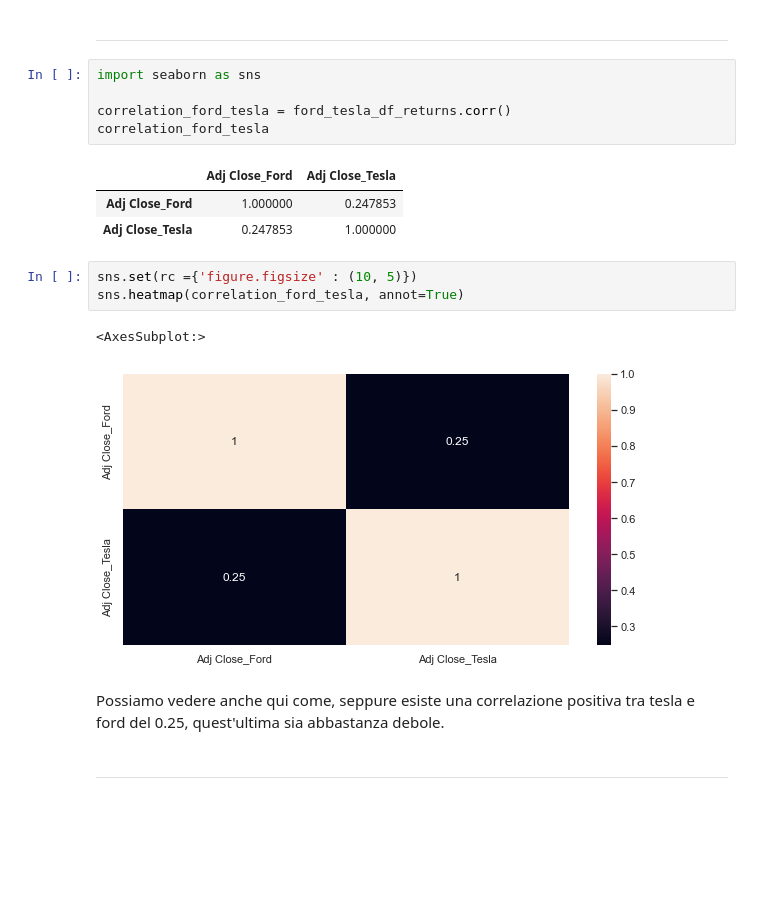
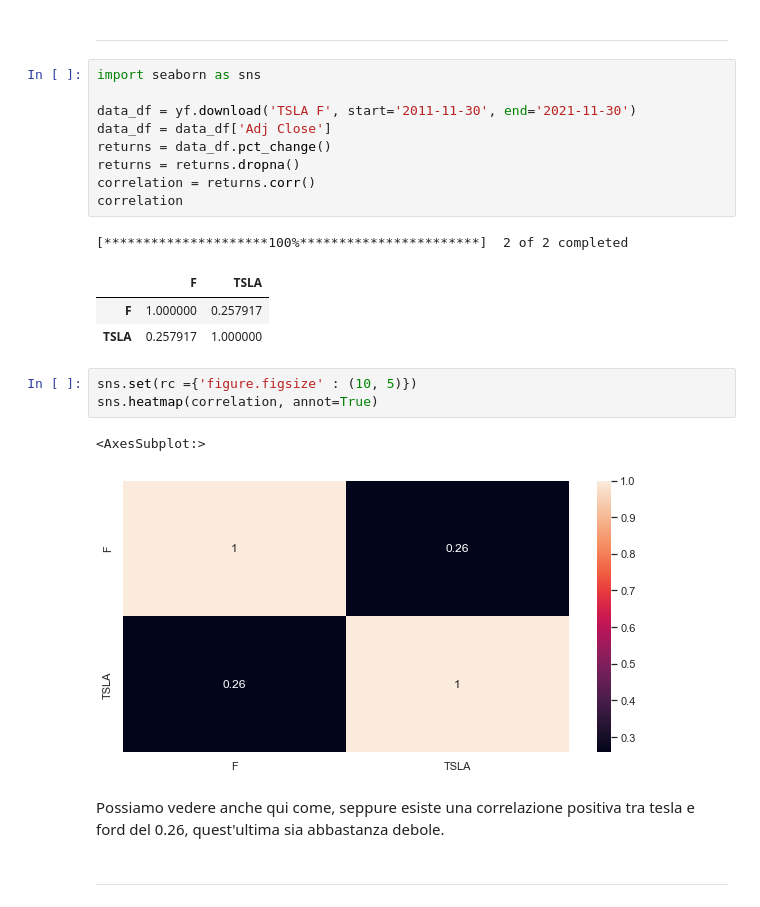
Before and after one commit to Simonotos/BusinessProject, a Jupyter notebook: BusinessProject.ipynb, the cells around one changed output. Drawn from its saved outputs; the diff is of its cells as text; blank space fills up the shorter version.

```diff
--- a/BusinessProject.ipynb
+++ b/BusinessProject.ipynb
@@ -518,20 +519,25 @@ ________________________________________________________________________________
 # %%
 import seaborn as sns
 
-correlation_ford_tesla = ford_tesla_df_returns.corr()
-correlation_ford_tesla
+data_df = yf.download('TSLA F', start='2011-11-30', end='2021-11-30')
+data_df = data_df['Adj Close']
+returns = data_df.pct_change()
+returns = returns.dropna()
+correlation = returns.corr()
+correlation
 # %% [output]
+[*********************100%***********************]  2 of 2 completed
-|  | Adj Close_Ford | Adj Close_Tesla |
-| Adj Close_Ford | 1.000000 | 0.247853 |
-| Adj Close_Tesla | 0.247853 | 1.000000 |
+|  | F | TSLA |
+| F | 1.000000 | 0.257917 |
+| TSLA | 0.257917 | 1.000000 |
 # %%
 sns.set(rc ={'figure.figsize' : (10, 5)})
-sns.heatmap(correlation_ford_tesla, annot=True)
+sns.heatmap(correlation, annot=True)
 # %% [output]
 <AxesSubplot:>
-[figure, old version]
+[figure, new version]
 # %% [markdown]
-Possiamo vedere anche qui come, seppure esiste una correlazione positiva tra tesla e ford del 0.25, quest'ultima sia abbastanza debole.
+Possiamo vedere anche qui come, seppure esiste una correlazione positiva tra tesla e ford del 0.26, quest'ultima sia abbastanza debole.
 # %% [markdown]
 _______________________________________________________________________________________________________
 # %%
```
Also changed, not shown: parts of 16 cells of this notebook, 2 other files.
